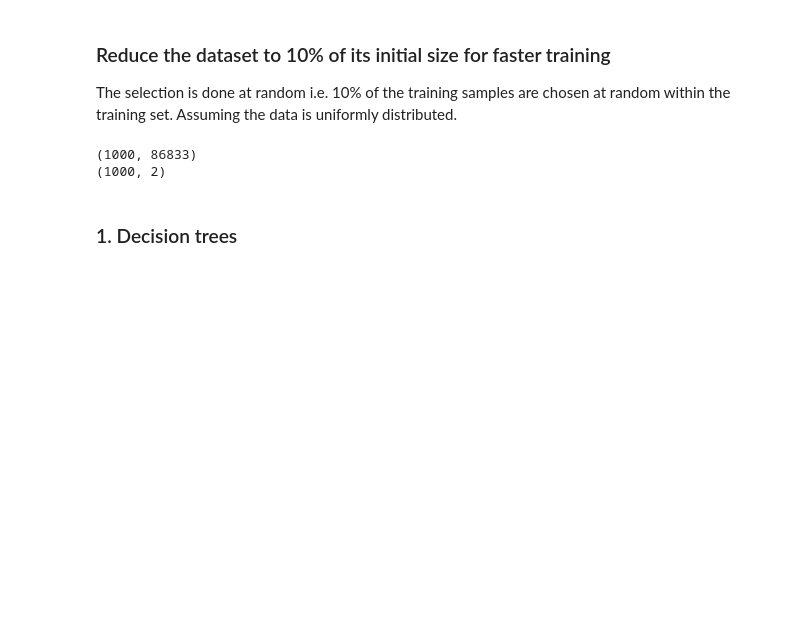
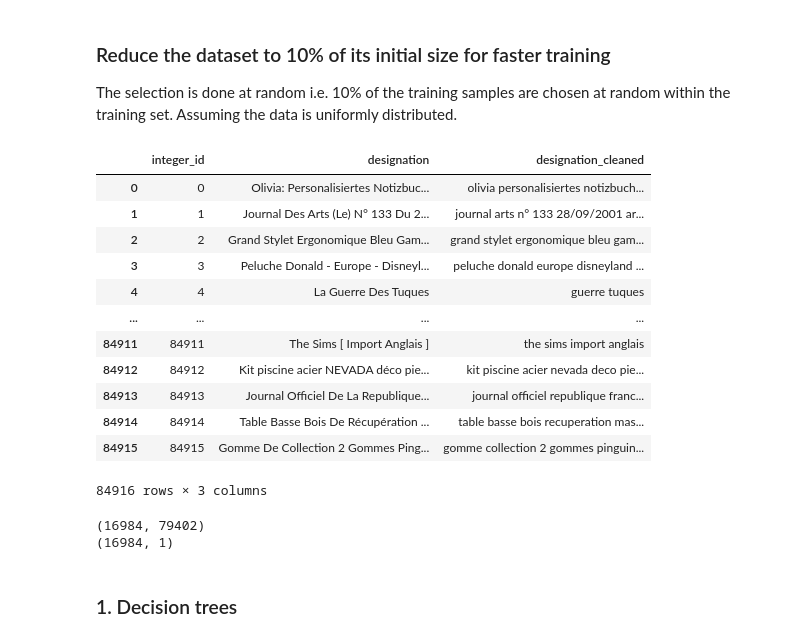
Before and after one commit to camillemd/ensemble, a Jupyter notebook: Project_02.ipynb, the cells around one changed output. Saved outputs shown, nothing was run; the diff lists cells and outputs as text; code cells hidden in the pictures; blank space fills up the shorter version.

```diff
--- a/Project_02.ipynb
+++ b/Project_02.ipynb
@@ -248,14 +255,29 @@ print(X_test_T.shape) # 13812
 The selection is done at random i.e. 10% of the training samples are chosen at random within the training set. Assuming the data is uniformly distributed.
 # %%
 # CHOOSE NUMBER OF SAMPLES TESTED
-#N = math.ceil(row * 0.1) # 10% of the data
-N = 1000
+import math
+row, col = X_train.shape
+N = math.ceil(row * 0.2) # 10% of the data
+#N = 1000
+# %% [output]
+|  | integer_id | designation | designation_cleaned |
+| 0 | 0 | Olivia: Personalisiertes Notizbuc... | olivia personalisiertes notizbuch... |
+| 1 | 1 | Journal Des Arts (Le) N° 133 Du 2... | journal arts n° 133 28/09/2001 ar... |
+| 2 | 2 | Grand Stylet Ergonomique Bleu Gam... | grand stylet ergonomique bleu gam... |
+| 3 | 3 | Peluche Donald - Europe - Disneyl... | peluche donald europe disneyland ... |
+| 4 | 4 | La Guerre Des Tuques | guerre tuques |
+| ... | ... | ... | ... |
+| 84911 | 84911 | The Sims [ Import Anglais ] | the sims import anglais |
+| 84912 | 84912 | Kit piscine acier NEVADA déco pie... | kit piscine acier nevada deco pie... |
+| 84913 | 84913 | Journal Officiel De La Republique... | journal officiel republique franc... |
+| 84914 | 84914 | Table Basse Bois De Récupération ... | table basse bois recuperation mas... |
+| 84915 | 84915 | Gomme De Collection 2 Gommes Ping... | gomme collection 2 gommes pinguin... |
+84916 rows × 3 columns
 # %%
 # pick at random 10% of the total samples
 import random
-import math
 
-row, col = X_train_T.shape
+
 rdsample = random.sample(range(1, row), N)
 
 X_train_sample = X_train_T[rdsample,]
@@ -265,8 +287,8 @@ Y_train_sample = pd.DataFrame(Y_train_sample[:,1])
 print(X_train_sample.shape)
 print(Y_train_sample.shape)
 # %% [output]
-(1000, 86833)
-(1000, 2)
+(16984, 79402)
+(16984, 1)
 # %% [markdown]
 ### 1. Decision trees
 # %%
```
Also changed, not shown: parts of 13 cells of this notebook.
